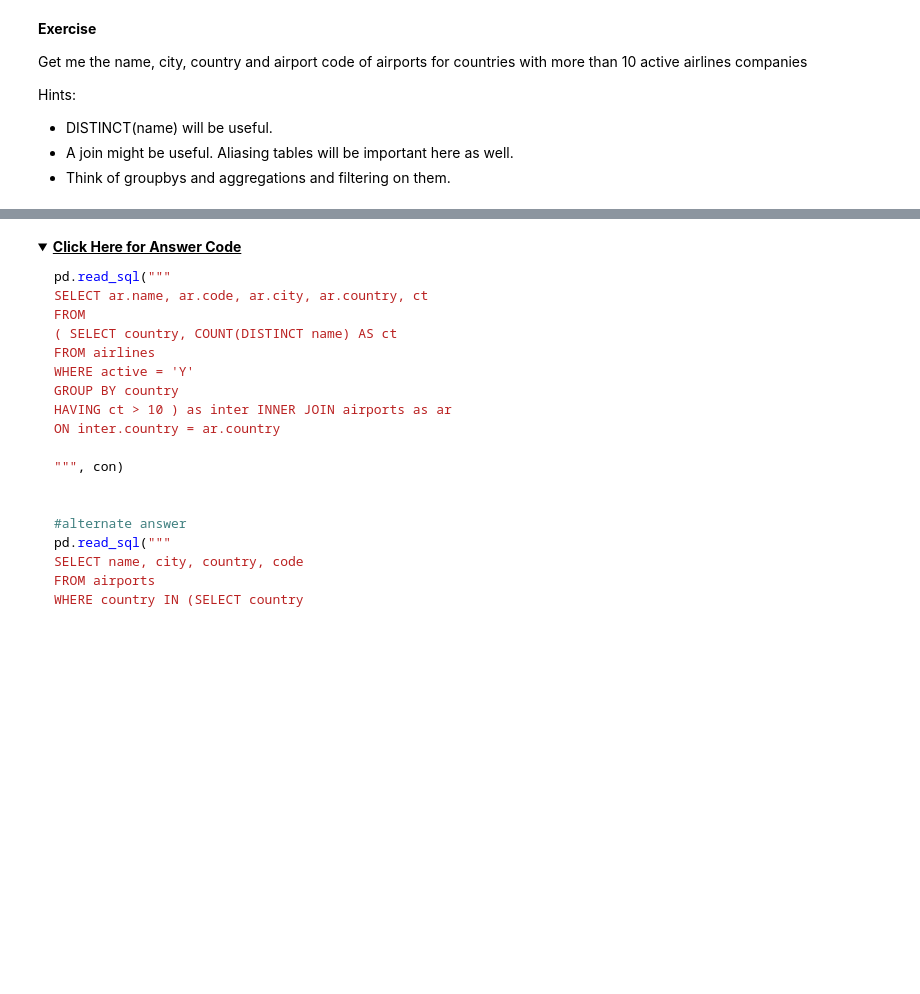
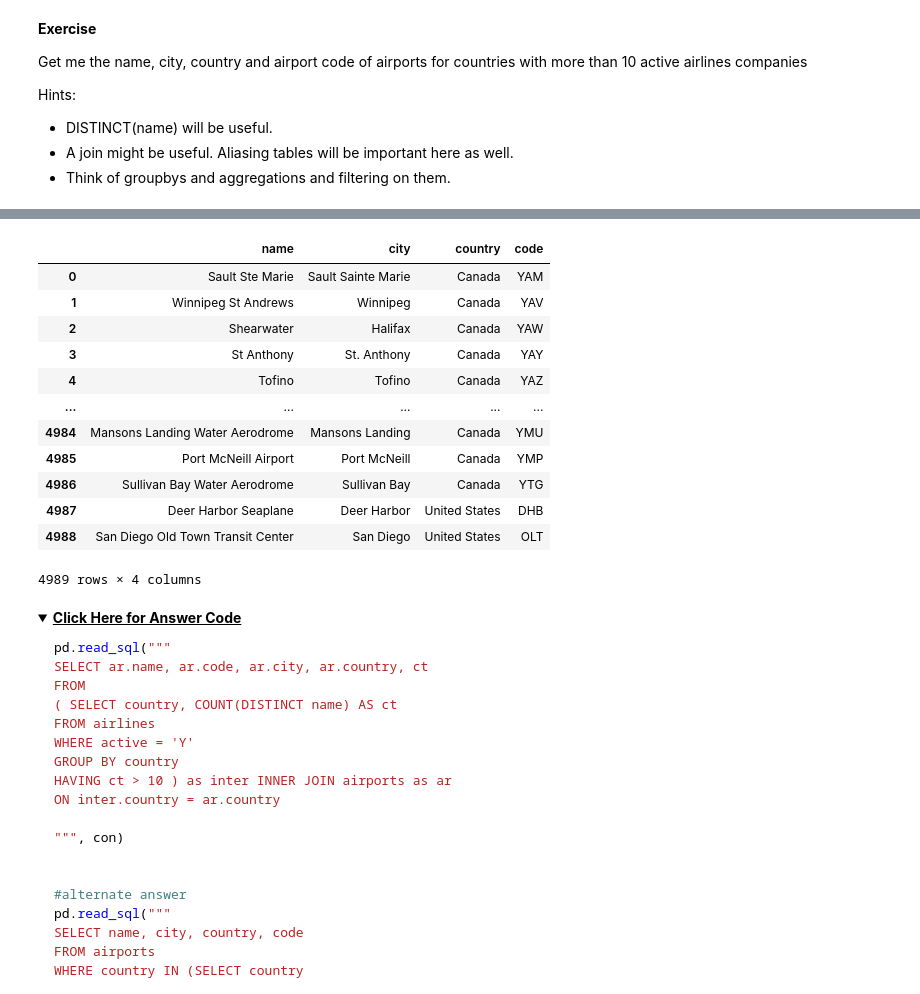
Before and after one commit to virgiliaantonucci/NYC-DS-080723, a Jupyter notebook: Phase2/SQLSubqueries.ipynb, the cells around one changed output, grey strips where cells are left out. Saved outputs shown, nothing was run; the diff lists cells and outputs as text; code cells hidden in the pictures; folded sections open; blank space fills up the shorter version.

```diff
--- a/Phase2/SQLSubqueries.ipynb
+++ b/Phase2/SQLSubqueries.ipynb
@@ -336,3 +457,27 @@ sqlite3 data/flights.db
+# %%
+pd.read_sql("""
+SELECT name, city, country, code
+FROM airports
+WHERE country IN (SELECT country
+FROM airlines
+WHERE active = 'Y'
+GROUP BY country
+HAVING COUNT(active) > 10)
+""", con)
+# %% [output]
+|  | name | city | country | code |
+| 0 | Sault Ste Marie | Sault Sainte Marie | Canada | YAM |
+| 1 | Winnipeg St Andrews | Winnipeg | Canada | YAV |
+| 2 | Shearwater | Halifax | Canada | YAW |
+| 3 | St Anthony | St. Anthony | Canada | YAY |
+| 4 | Tofino | Tofino | Canada | YAZ |
+| ... | ... | ... | ... | ... |
+| 4984 | Mansons Landing Water Aerodrome | Mansons Landing | Canada | YMU |
+| 4985 | Port McNeill Airport | Port McNeill | Canada | YMP |
+| 4986 | Sullivan Bay Water Aerodrome | Sullivan Bay | Canada | YTG |
+| 4987 | Deer Harbor Seaplane | Deer Harbor | United States | DHB |
+| 4988 | San Diego Old Town Transit Center | San Diego | United States | OLT |
+4989 rows × 4 columns
 # %% [markdown]
 <details>
     <summary><b><u>Click Here for Answer Code</u></b></summary>
```
Also changed, not shown: parts of 22 cells of this notebook, 2 other files.
